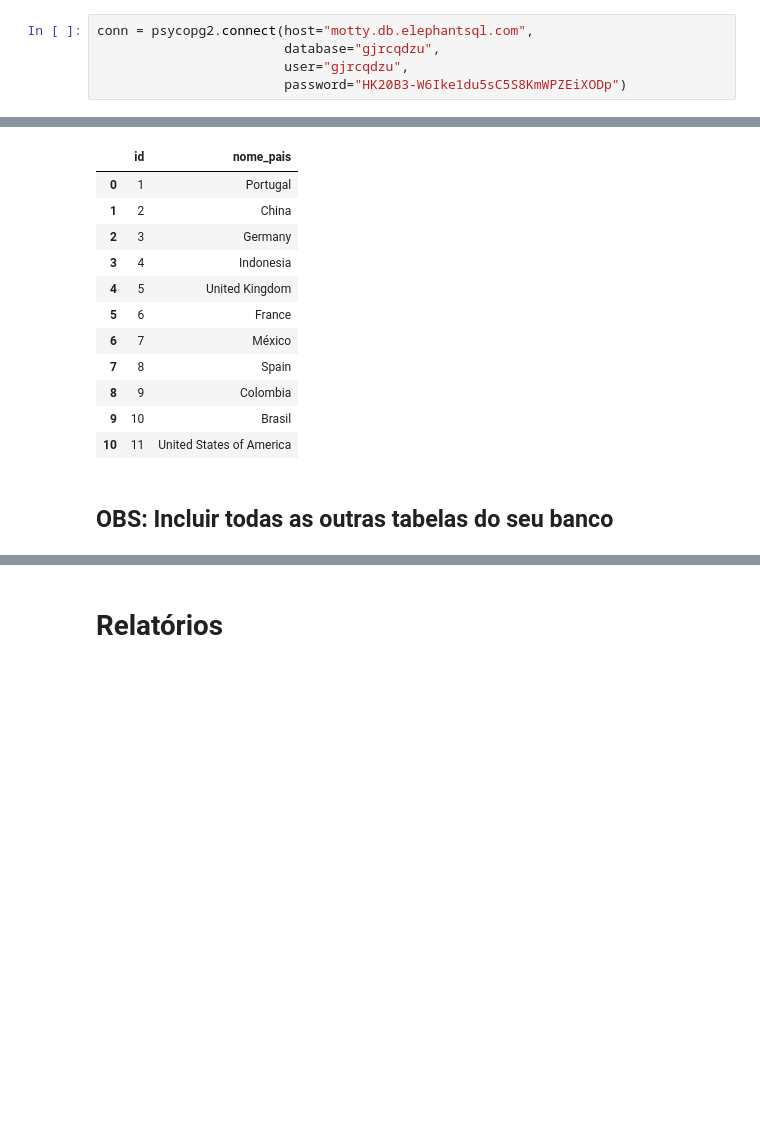
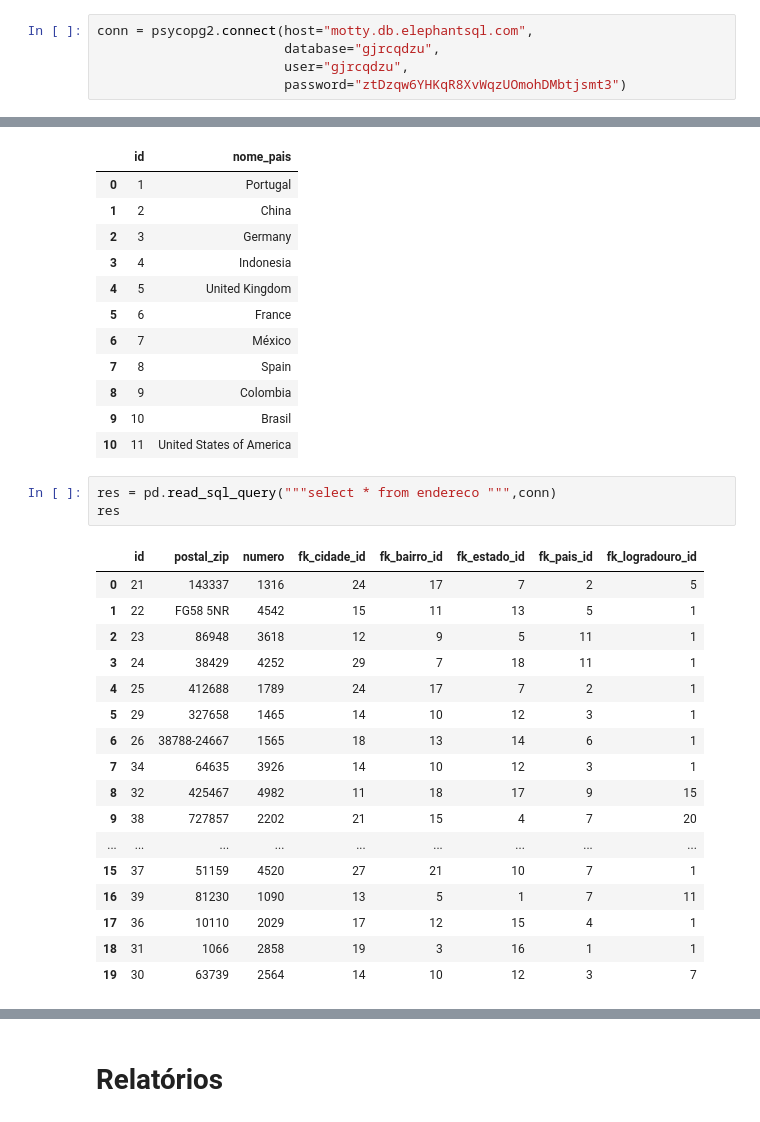
Before and after one commit to MateusLannes/Trabalho_BD1_2022, a Jupyter notebook: Files/Colab/GHHL_Contrat.ipynb, the cells around one changed output, grey strips where cells are left out. Saved outputs shown, nothing was run; the diff lists cells and outputs as text; blank space fills up the shorter version.

```diff
--- a/Files/Colab/GHHL_Contrat.ipynb
+++ b/Files/Colab/GHHL_Contrat.ipynb
@@ -41,7 +41,7 @@ import psycopg2
 conn = psycopg2.connect(host="motty.db.elephantsql.com",
                         database="gjrcqdzu",
                         user="gjrcqdzu",
-                        password="HK20B3-W6Ike1du5sC5S8KmWPZEiXODp")
+                        password="ztDzqw6YHKqR8XvWqzUOmohDMbtjsmt3")
 # %%
 conn
 # %% [output]
@@ -505,5 +505,24 @@ res
 | 8 | 9 | Colombia |
 | 9 | 10 | Brasil |
 | 10 | 11 | United States of America |
-# %% [markdown]
-## OBS: Incluir todas as outras tabelas do seu banco
+# %%
+res = pd.read_sql_query("""select * from endereco """,conn)
+res
+# %% [output]
+|  | id | postal_zip | numero | fk_cidade_id | fk_bairro_id | fk_estado_id | fk_pais_id | fk_logradouro_id |
+| 0 | 21 | 143337 | 1316 | 24 | 17 | 7 | 2 | 5 |
+| 1 | 22 | FG58 5NR | 4542 | 15 | 11 | 13 | 5 | 1 |
+| 2 | 23 | 86948 | 3618 | 12 | 9 | 5 | 11 | 1 |
+| 3 | 24 | 38429 | 4252 | 29 | 7 | 18 | 11 | 1 |
+| 4 | 25 | 412688 | 1789 | 24 | 17 | 7 | 2 | 1 |
+| 5 | 29 | 327658 | 1465 | 14 | 10 | 12 | 3 | 1 |
+| 6 | 26 | 38788-24667 | 1565 | 18 | 13 | 14 | 6 | 1 |
+| 7 | 34 | 64635 | 3926 | 14 | 10 | 12 | 3 | 1 |
+| 8 | 32 | 425467 | 4982 | 11 | 18 | 17 | 9 | 15 |
+| 9 | 38 | 727857 | 2202 | 21 | 15 | 4 | 7 | 20 |
+| ... | ... | ... | ... | ... | ... | ... | ... | ... |
+| 15 | 37 | 51159 | 4520 | 27 | 21 | 10 | 7 | 1 |
+| 16 | 39 | 81230 | 1090 | 13 | 5 | 1 | 7 | 11 |
+| 17 | 36 | 10110 | 2029 | 17 | 12 | 15 | 4 | 1 |
+| 18 | 31 | 1066 | 2858 | 19 | 3 | 16 | 1 | 1 |
+| 19 | 30 | 63739 | 2564 | 14 | 10 | 12 | 3 | 7 |
```
Also changed, not shown: parts of 14 cells of this notebook.
